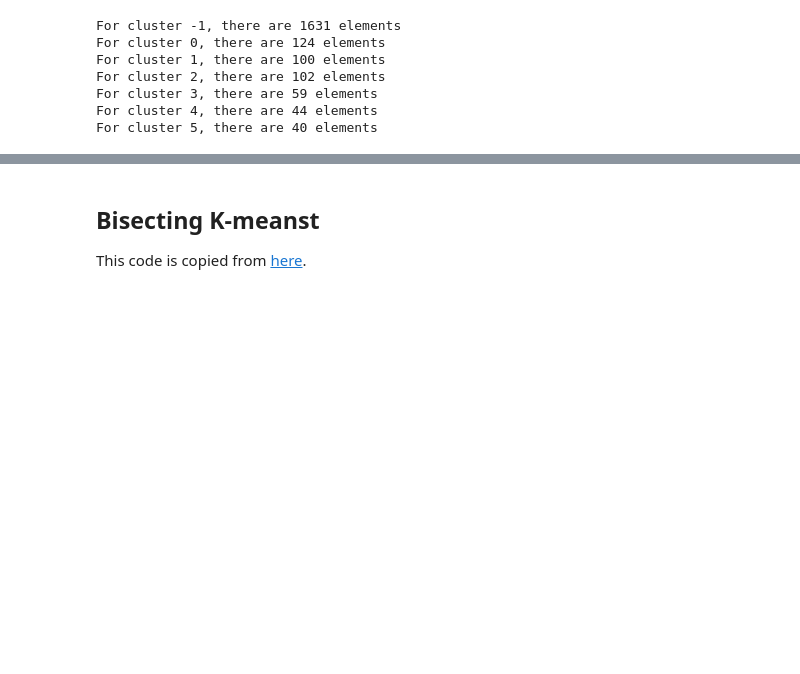
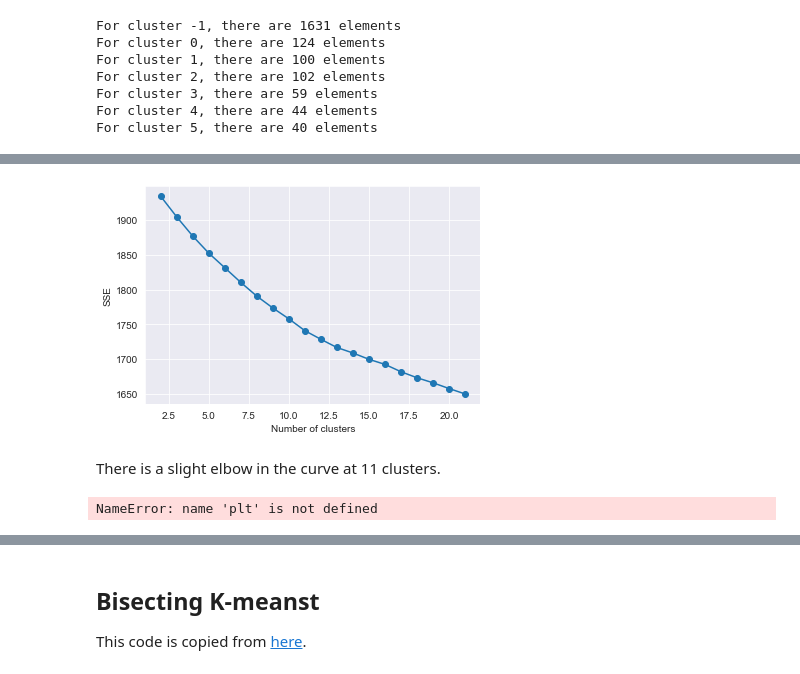
Before and after one commit to arnodeceuninck/data-mining-assignments, a Jupyter notebook: Assignment_3/assignment3.ipynb, the cells around one changed output, grey strips where cells are left out. Saved outputs shown, nothing was run; the diff lists cells and outputs as text; code cells hidden in the pictures; blank space fills up the shorter version.

```diff
--- a/Assignment_3/assignment3.ipynb
+++ b/Assignment_3/assignment3.ipynb
@@ -175,0 +295,25 @@ For cluster 5, there are 40 elements
+# %%
+plt.plot([x[0] for x in sse_list[:20]], [x[1] for x in sse_list[:20]], '-o')
+plt.xlabel('Number of clusters')
+plt.ylabel('SSE')
+plt.savefig('cluster_count_sse.png')
+# %% [output]
+[figure, added]
+# %% [markdown]
+There is a slight elbow in the curve at 11 clusters.
+# %%
+from sklearn.cluster import DBSCAN
+import numpy as np
+from tqdm import tqdm
+
+eps_range = np.arange(0.8, 1.5, 0.05)
+min_samples_range = np.arange(2, 30, 1)
+m = np.zeros((len(eps_range), len(min_samples_range)))
+
+for eps_idx, eps in enumerate(tqdm(eps_range)):
+    for min_samples_idx, min_samples in enumerate(min_samples_range):
+        dbscan = DBSCAN(eps=eps, min_samples=min_samples).fit(sentence_embeddings)
+        no_clusters = len(set(dbscan.labels_))
+        m[eps_idx][min_samples_idx] = no_clusters
+# %% [output]
+NameError: name 'plt' is not defined
```
Also changed, not shown: parts of 35 cells of this notebook, 12 other files.
